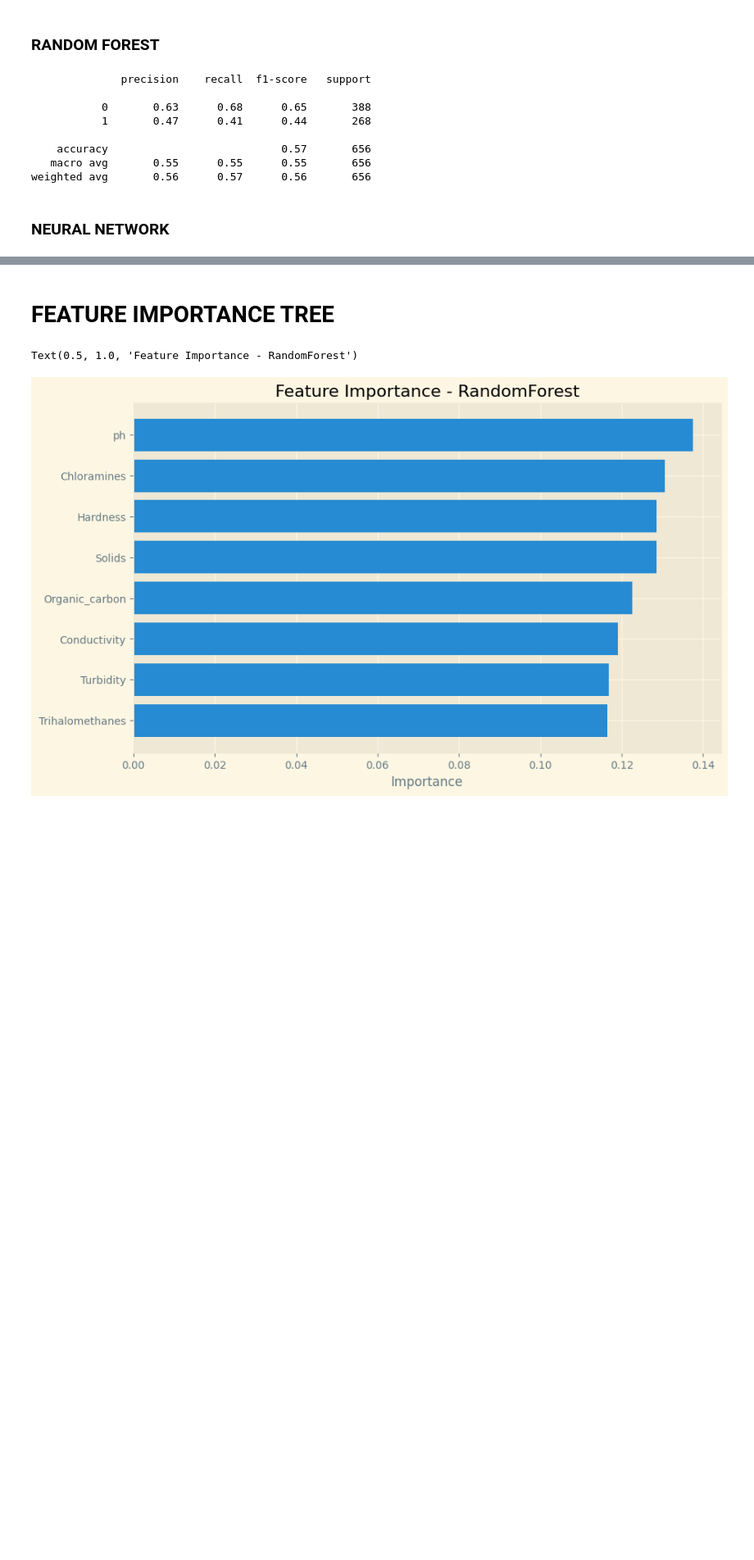
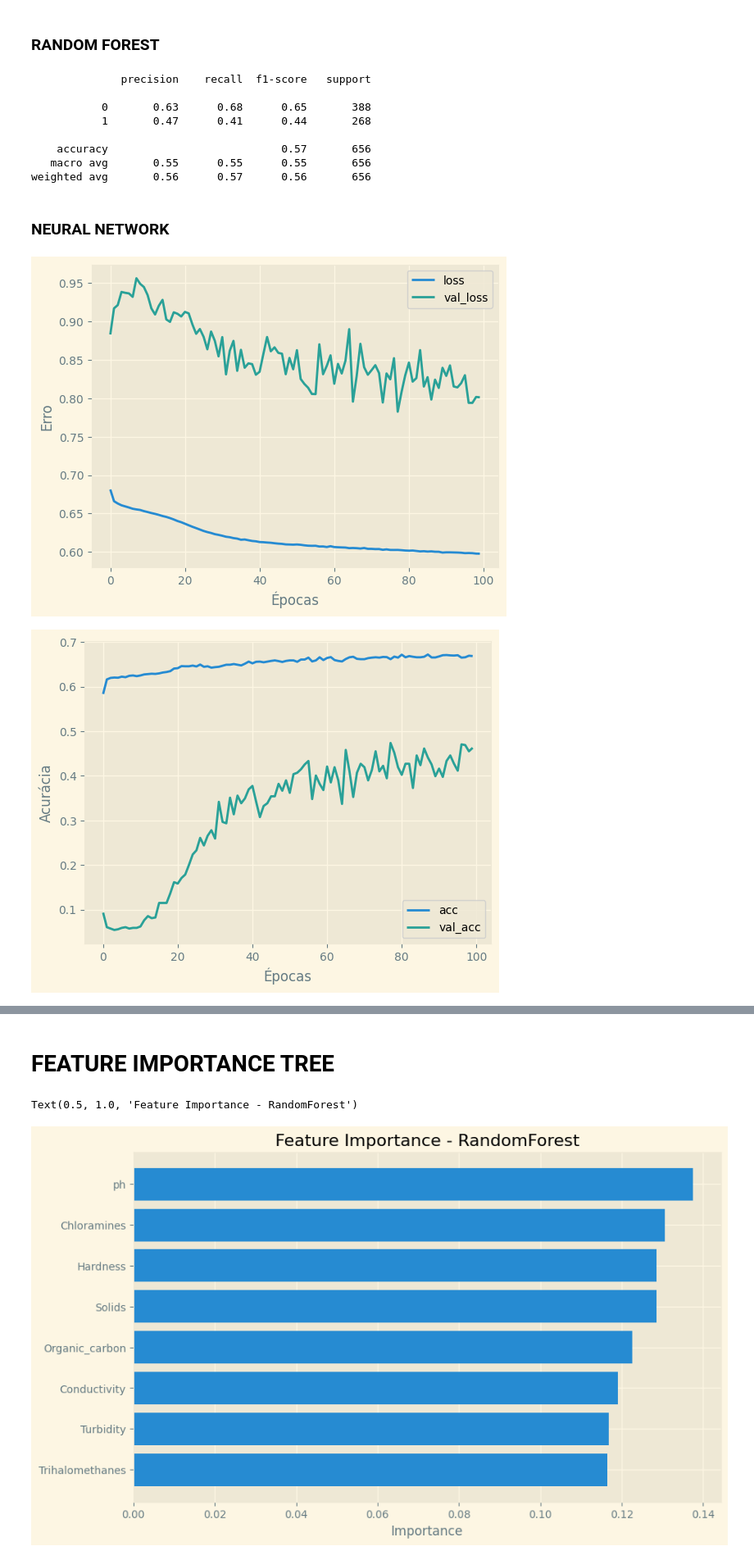
Before and after one commit to Nathan-Rgs/patternRecognition-supervisedLearning, a Jupyter notebook: classification/notebooks/models_training.ipynb, the cells around one changed output, grey strips where cells are left out. Shown at 82% size. Cells and saved outputs as stored; diff of their text form; code cells hidden in the pictures; blank space fills up the shorter version.

Commit message:
Finished models training and validation notebook

```diff
--- a/classification/notebooks/models_training.ipynb
+++ b/classification/notebooks/models_training.ipynb
@@ -74,3 +104,24 @@ rfc.fit(X=X_train, y=y_train)
 RandomForestClassifier(n_jobs=-1, random_state=2024)
 # %% [markdown]
 ### NEURAL NETWORK
+# %%
+model = keras.Sequential(
+    layers=[
+        layers.Dense(10, activation='tanh'),
+        layers.Dense(5, activation='tanh'),
+        layers.Dense(1, activation='sigmoid')
+    ]
+)
+model.summary()
+model.compile(
+    optimizer='adam',
+    loss='binary_crossentropy',
+    metrics=['accuracy']
+)
+history = model.fit(
+    X_train, y_train,
+    epochs=100,
+    validation_split = 0.2,
+    batch_size=10,
+    verbose=0
+)
@@ -120,3 +185,9 @@ print(classification_report(y_pred=y_pred, y_true=y_test))
 weighted avg       0.56      0.57      0.56       656
 # %% [markdown]
 ### NEURAL NETWORK
+# %%
+plot_loss(history)
+plot_acc(history)
+# %% [output]
+[figure, added]
+[figure, added]
```
Also changed, not shown: parts of 4 cells of this notebook.
